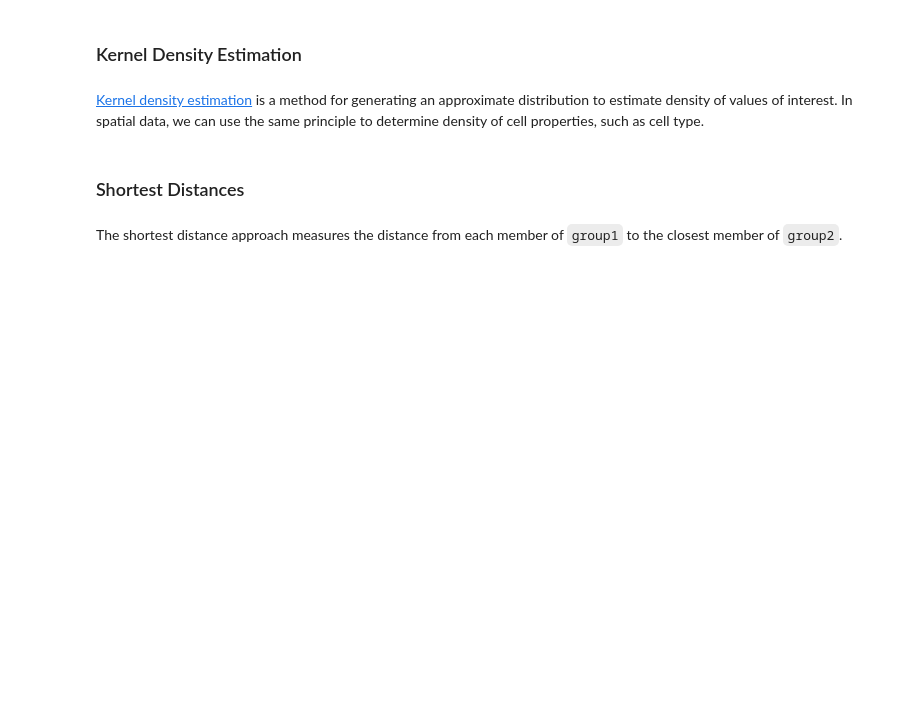
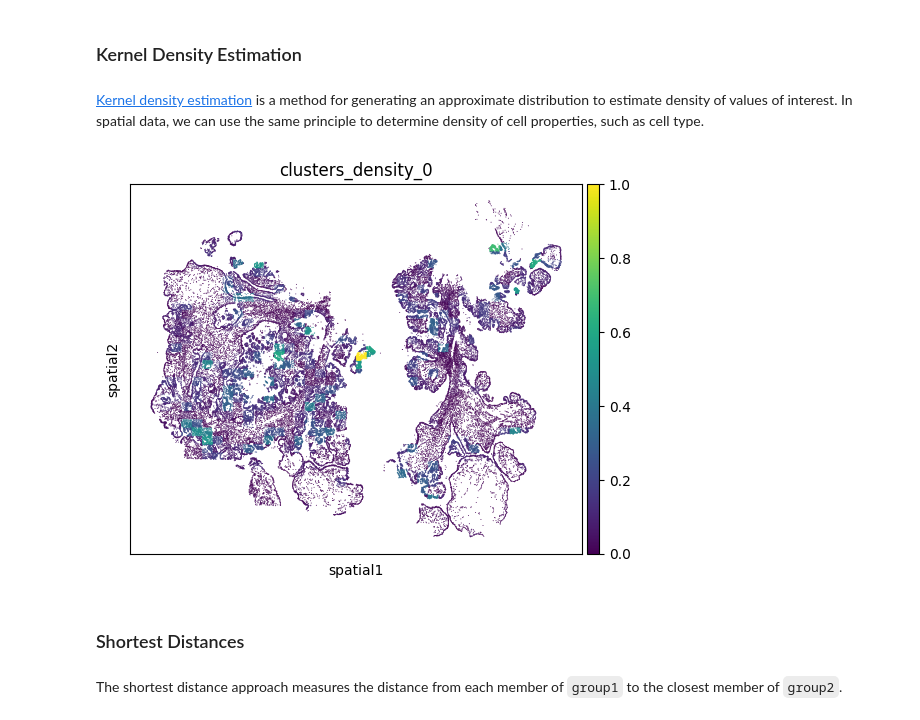
Before and after one commit to immunitastx/monkeybread, a Jupyter notebook: docs/notebooks/tutorial.ipynb, the cells around one changed output. Cells and saved outputs as stored; diff of their text form; code cells hidden in the pictures; blank space fills up the shorter version.

```diff
--- a/docs/notebooks/tutorial.ipynb
+++ b/docs/notebooks/tutorial.ipynb
@@ -80,13 +95,16 @@ Monkeybread provides several ways to investigate cell proximity in spatial data.
 # %%
 density_key = mb.calc.kernel_density(
     adata,
     groupby = "clusters",
-    group = 0
+    group = "0",
+    resolution = 4
 )
 mb.plot.kernel_density(
     adata,
     key = density_key
 )
+# %% [output]
+[figure, added]
 # %% [markdown]
 ### Shortest Distances
 # %% [markdown]
```
Also changed, not shown: parts of 10 cells of this notebook, 2 other files.
